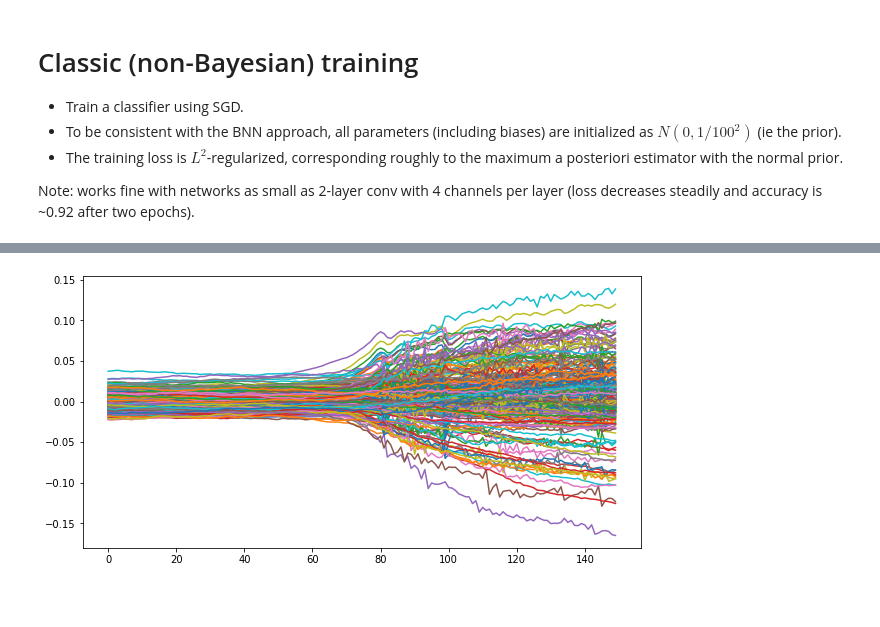
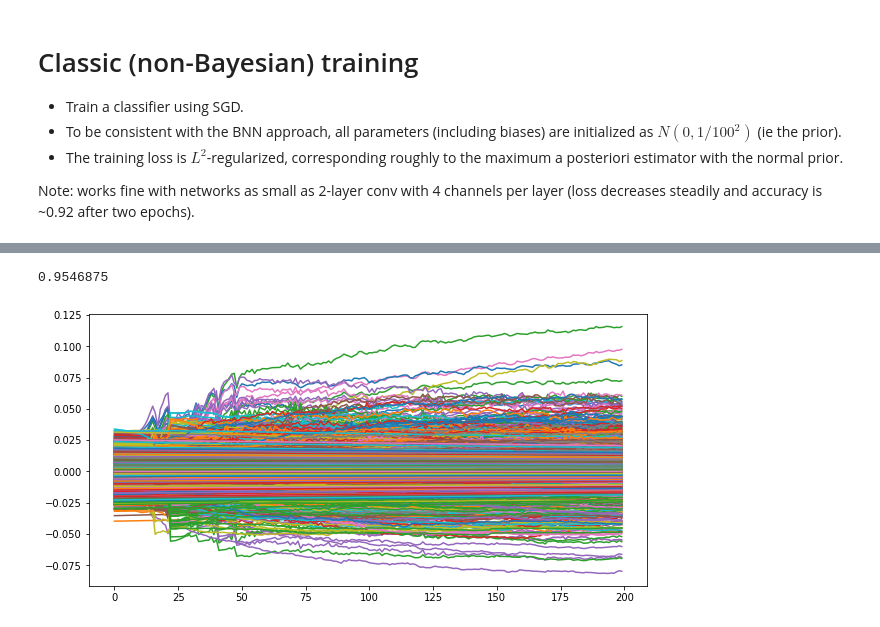
Before and after one commit to ratschlab/projects-2020-Neural-SVGD, a Jupyter notebook: notebooks/bayesian-neural-network/SGLD.ipynb, the cells around one changed output, grey strips where cells are left out. Cells and saved outputs as stored; diff of their text form; code cells hidden in the pictures; blank space fills up the shorter version.

```diff
--- a/notebooks/bayesian-neural-network/SGLD.ipynb
+++ b/notebooks/bayesian-neural-network/SGLD.ipynb
@@ -138,3 +83,6 @@ n_train_steps = 505
 rundata = {}
 trajectories = []
 accuracies = []
+# %%
+params = bnn.model.init(subkey, mnist.train_images[:5])
+utils.leaf_shapes(params)
@@ -141,10 +100,10 @@ accuracies = []
 # %%
 for step_counter in tqdm(range(n_train_steps), disable=DISABLE_PROGRESS_BAR):
-    images, labels = next(batches)
+    images, labels = next(mnist.training_batches)
     param_set, opt_state, aux = step(param_set, opt_state, images, labels)
     metrics.append_to_log(rundata, aux)
     trajectories.append(vmap(lambda ps: jax.flatten_util.ravel_pytree(ps)[0])(param_set))
 
     if step_counter % 10 == 0:
-        accuracies.append(compute_acc(param_set))
+        accuracies.append(bnn.compute_acc(param_set))
 #         print(f"Step {step_counter}, Accuracy:", accuracies[-1])
@@ -254,25 +144,27 @@ Note: works fine with networks as small as 2-layer conv with 4 channels per laye
 # %%
 learning_rate = 1e-7
-# opt = optax.sgd(learning_rate)
-opt = utils.sgld(learning_rate)
+opt = optax.sgd(learning_rate)
+# opt = utils.sgld(learning_rate)
 
 @jit
 def classic_step(params, opt_state, images, labels):
-    step_loss, g = value_and_grad(loss)(params, images, labels)
+    step_loss, g = value_and_grad(bnn.loss)(params, images, labels)
     g, opt_state = opt.update(g, opt_state, params)
     return optax.apply_updates(params, g), opt_state, step_loss
 
 @jit
 def compute_accuracy(params):
-    return accuracy(model.apply(params, val_images[:BATCH_SIZE]), val_labels[:BATCH_SIZE])
+    return bnn.accuracy(bnn.model.apply(params, mnist.val_images[:BATCH_SIZE]), mnist.val_labels[:BATCH_SIZE])
 
 
-batches = make_batches(train_images, train_labels, BATCH_SIZE)
 key, subkey = random.split(key)
-params = model.init(subkey, train_images[:2])
+params = bnn.model.init(subkey, mnist.train_images[:2])
 opt_state = opt.init(params)
 
 ls = []
 ces = []
 accs = []
 trajectory = []
+
+pflat = jax.flatten_util.ravel_pytree(params)[0]
+pflat.shape
@@ -279,12 +181,10 @@ trajectory = []
 # %%
-for step_count in tqdm(range(900)):
-    images, labels = next(batches)
+for step_count in tqdm(range(200)):
+    images, labels = next(mnist.training_batches)
     params, opt_state, step_loss = classic_step(params, opt_state, images, labels)
     trajectory.append(jax.flatten_util.ravel_pytree(params)[0])
     ls.append(step_loss)
-#     ces.append(ce)
 
-#     if step_count % 100 == 0:
-#         current_acc = compute_accuracy(params)
-#         accs.append(current_acc)
-#         print(current_acc)
+    if step_count % 25 == 0:
+        current_acc = compute_accuracy(params)
+        accs.append(current_acc)
@@ -298,8 +211,12 @@ print(compute_accuracy(params))
+# %%
+onp.mean(accs[-10:])
+# %% [output]
+0.9546875
 # %%
 trajectory_arr = onp.array(trajectory)
 # %%
 # visualize trajectory of each parameter
 fig, ax = plt.subplots(figsize=[10, 5])
-ax.plot(trajectory_arr[:150]);
+ax.plot(trajectory_arr);
 # %% [output]
-[figure, old version]
+[figure, new version]
```
Also changed, not shown: parts of 28 cells of this notebook, 2 other files.
